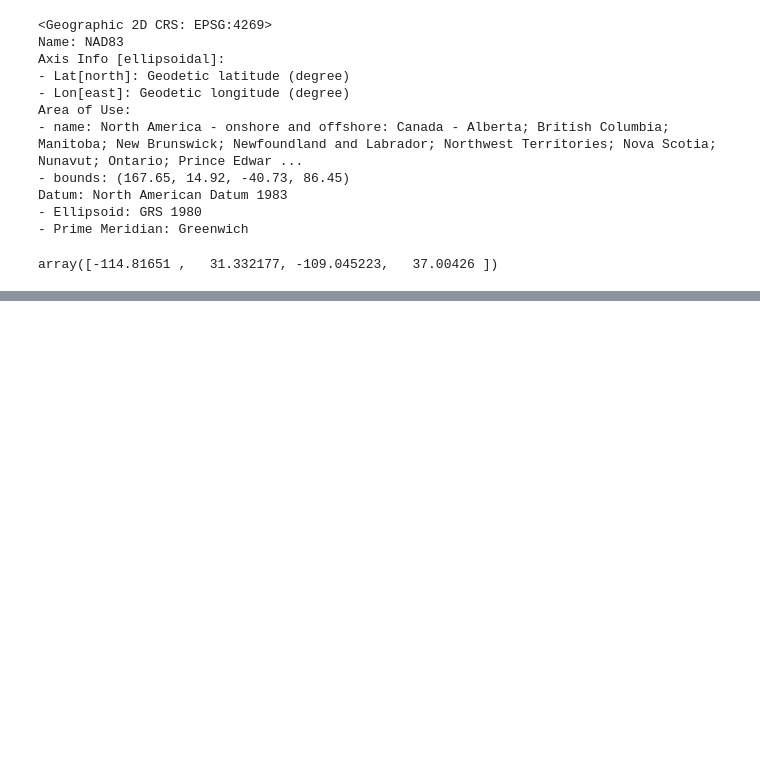
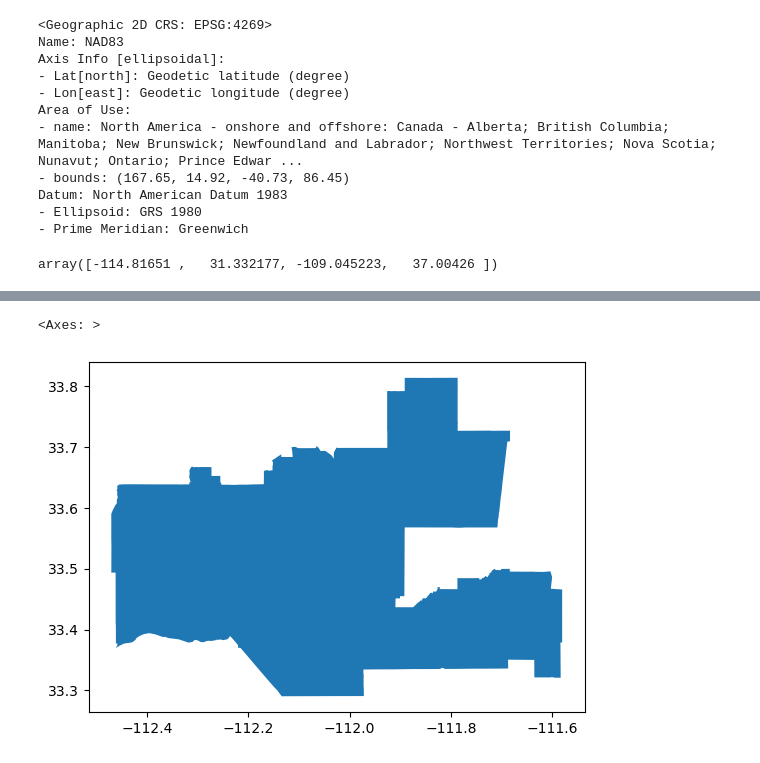
Before and after one commit to emmabeamitchell/Biodiversity_intactness, a Jupyter notebook: biodiversity_intactness.ipynb, the cells around one changed output, grey strips where cells are left out. Saved outputs shown, nothing was run; the diff lists cells and outputs as text; code cells hidden in the pictures; blank space fills up the shorter version.

Commit message:
map phoenix subdivision

```diff
--- a/biodiversity_intactness.ipynb
+++ b/biodiversity_intactness.ipynb
@@ -228,3 +296,6 @@ Datum: North American Datum 1983
 counties.total_bounds
 # %% [output]
 array([-114.81651 ,   31.332177, -109.045223,   37.00426 ])
+# %%
+# Filter our arizona shapefile to just the phoenix area
+phoenix_shp = counties[counties['NAME'] == 'Phoenix']
@@ -230,0 +307,5 @@ array([-114.81651 ,   31.332177, -109.045223,   37.00426 ])
+# %%
+phoenix_shp.plot()
+# %% [output]
+<Axes: >
+[figure, added]
```
Also changed, not shown: parts of 14 cells of this notebook.
